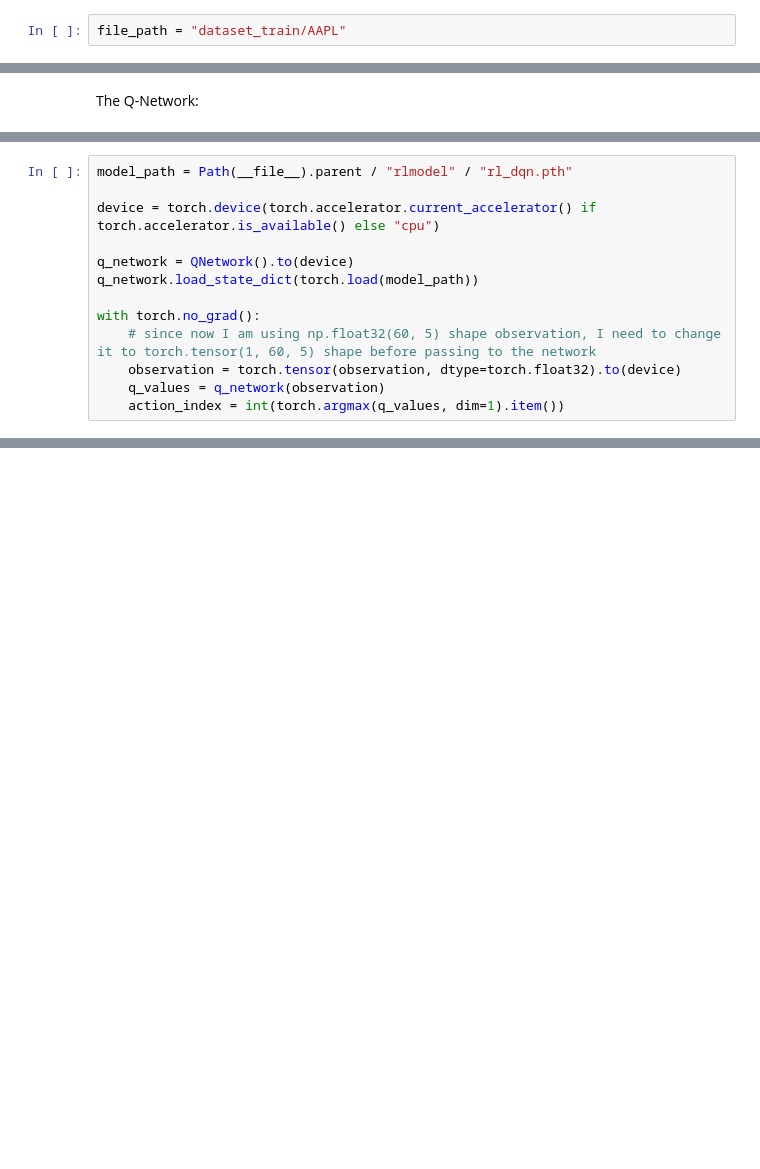
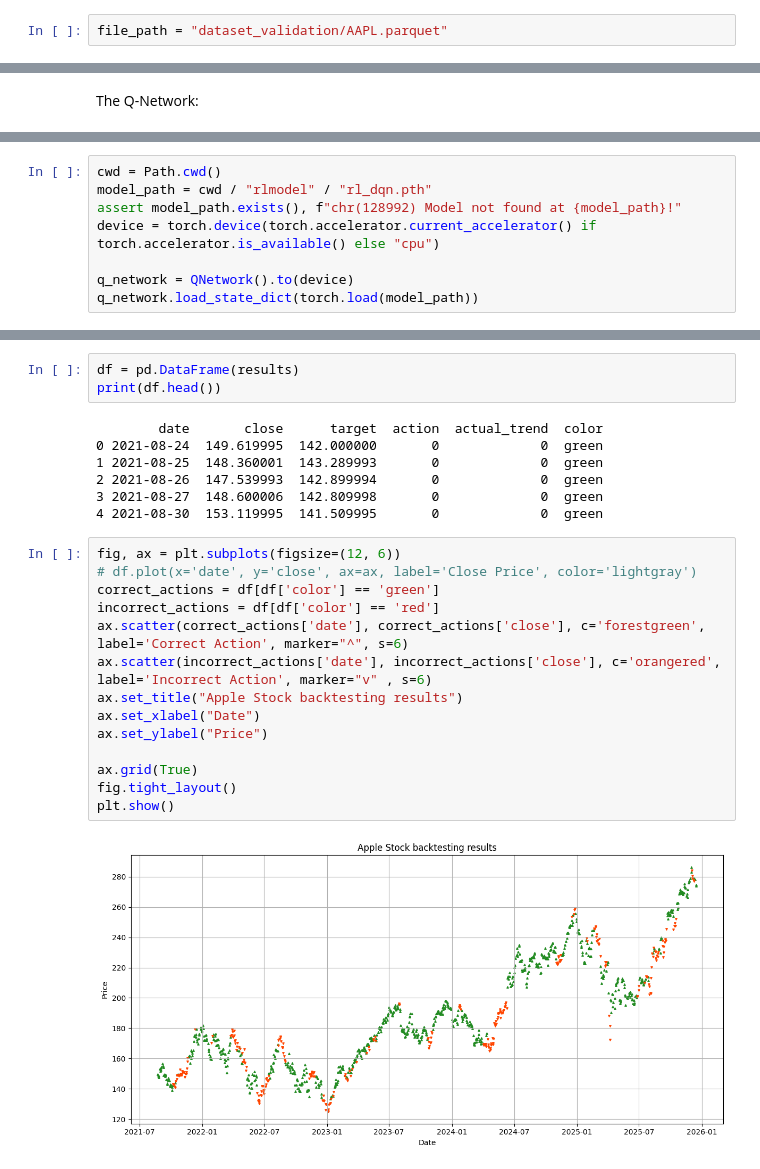
Before and after one commit to itoogii/Financial-AdvisorBot, a Jupyter notebook: reinforcement-learning/10_Backtesting.ipynb, the cells around one changed output, grey strips where cells are left out. Cells and saved outputs as stored; diff of their text form; blank space fills up the shorter version.

Commit message:
Evaluation and Backtesting for RL implementation is added

```diff
--- a/reinforcement-learning/10_Backtesting.ipynb
+++ b/reinforcement-learning/10_Backtesting.ipynb
@@ -40,7 +32,7 @@ def convert_data_to_state(file_path: str, window: int = 60) -> tuple[np.ndarray,
         print(f"An error occurred while importing data: {e}")
         return None, None
 # %%
-file_path = "dataset_train/AAPL"
+file_path = "dataset_validation/AAPL.parquet"
 # %%
 print("#" * 40 + " -Start- "+"#" * 40)
 print("\n", chr(128994),"The ", file_path, " is selected for testing the data loading...")
@@ -110,13 +121,8 @@ class QNetwork(nn.Module):
 # %%
-model_path = Path(__file__).parent / "rlmodel" / "rl_dqn.pth"
-
+cwd = Path.cwd()
+model_path = cwd / "rlmodel" / "rl_dqn.pth"
+assert model_path.exists(), f"chr(128992) Model not found at {model_path}!"
 device = torch.device(torch.accelerator.current_accelerator() if torch.accelerator.is_available() else "cpu")
 
 q_network = QNetwork().to(device)
 q_network.load_state_dict(torch.load(model_path))
-
-with torch.no_grad():
-    # since now I am using np.float32(60, 5) shape observation, I need to change it to torch.tensor(1, 60, 5) shape before passing to the network
-    observation = torch.tensor(observation, dtype=torch.float32).to(device)
-    q_values = q_network(observation)
-    action_index = int(torch.argmax(q_values, dim=1).item())
@@ -128,0 +211,26 @@ I will plot the apple price graph, and on top of that I will place markers in Gr
+# %%
+df = pd.DataFrame(results)
+print(df.head())
+# %% [output]
+        date       close      target  action  actual_trend  color
+0 2021-08-24  149.619995  142.000000       0             0  green
+1 2021-08-25  148.360001  143.289993       0             0  green
+2 2021-08-26  147.539993  142.899994       0             0  green
+3 2021-08-27  148.600006  142.809998       0             0  green
+4 2021-08-30  153.119995  141.509995       0             0  green
+# %%
+fig, ax = plt.subplots(figsize=(12, 6))
+# df.plot(x='date', y='close', ax=ax, label='Close Price', color='lightgray')
+correct_actions = df[df['color'] == 'green']
+incorrect_actions = df[df['color'] == 'red']
+ax.scatter(correct_actions['date'], correct_actions['close'], c='forestgreen', label='Correct Action', marker="^", s=6)
+ax.scatter(incorrect_actions['date'], incorrect_actions['close'], c='orangered', label='Incorrect Action', marker="v" , s=6)
+ax.set_title("Apple Stock backtesting results")
+ax.set_xlabel("Date")
+ax.set_ylabel("Price")
+
+ax.grid(True)
+fig.tight_layout()
+plt.show()
+# %% [output]
+[figure, added]
```
Also changed, not shown: parts of 12 cells of this notebook, 2 other files.
